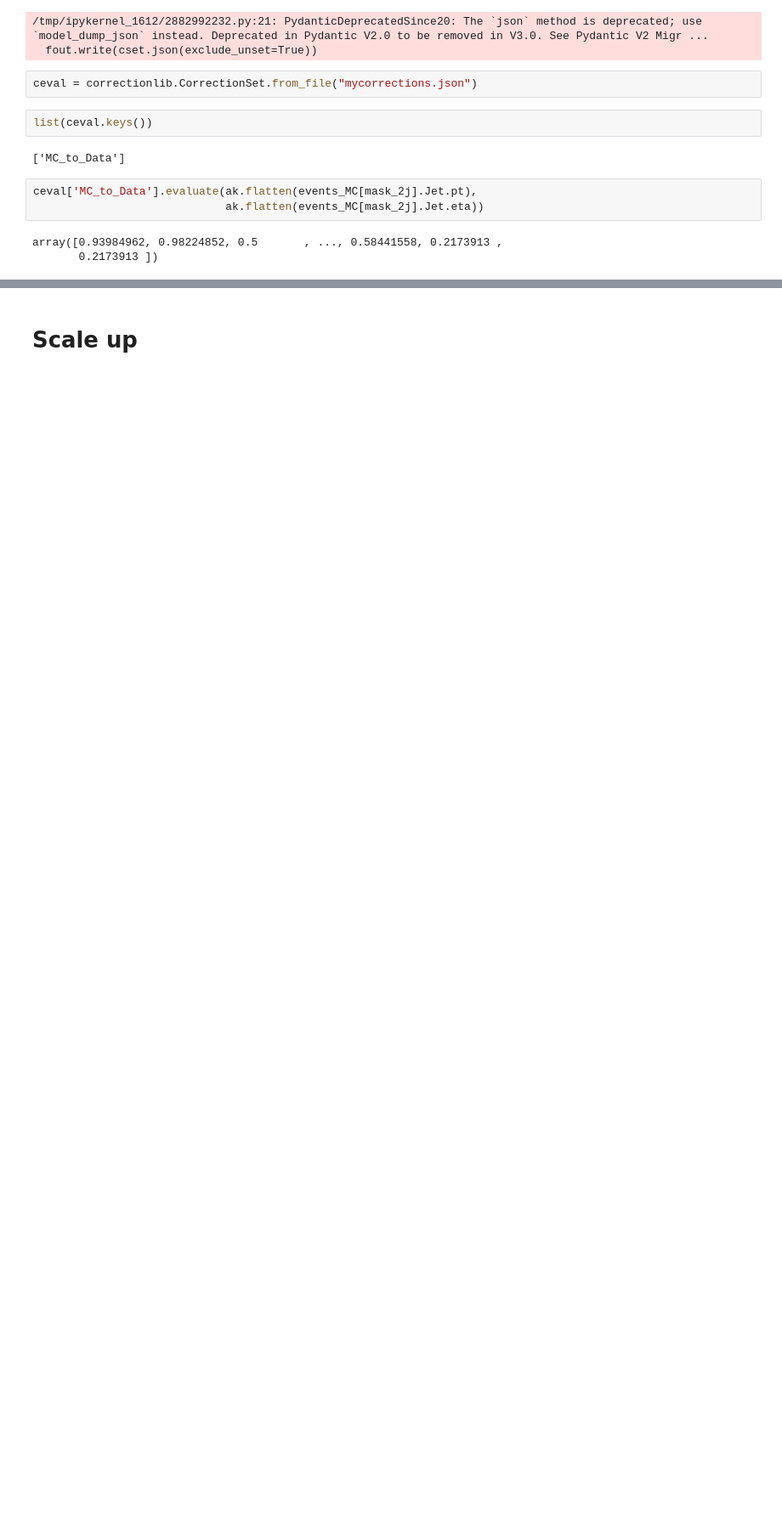
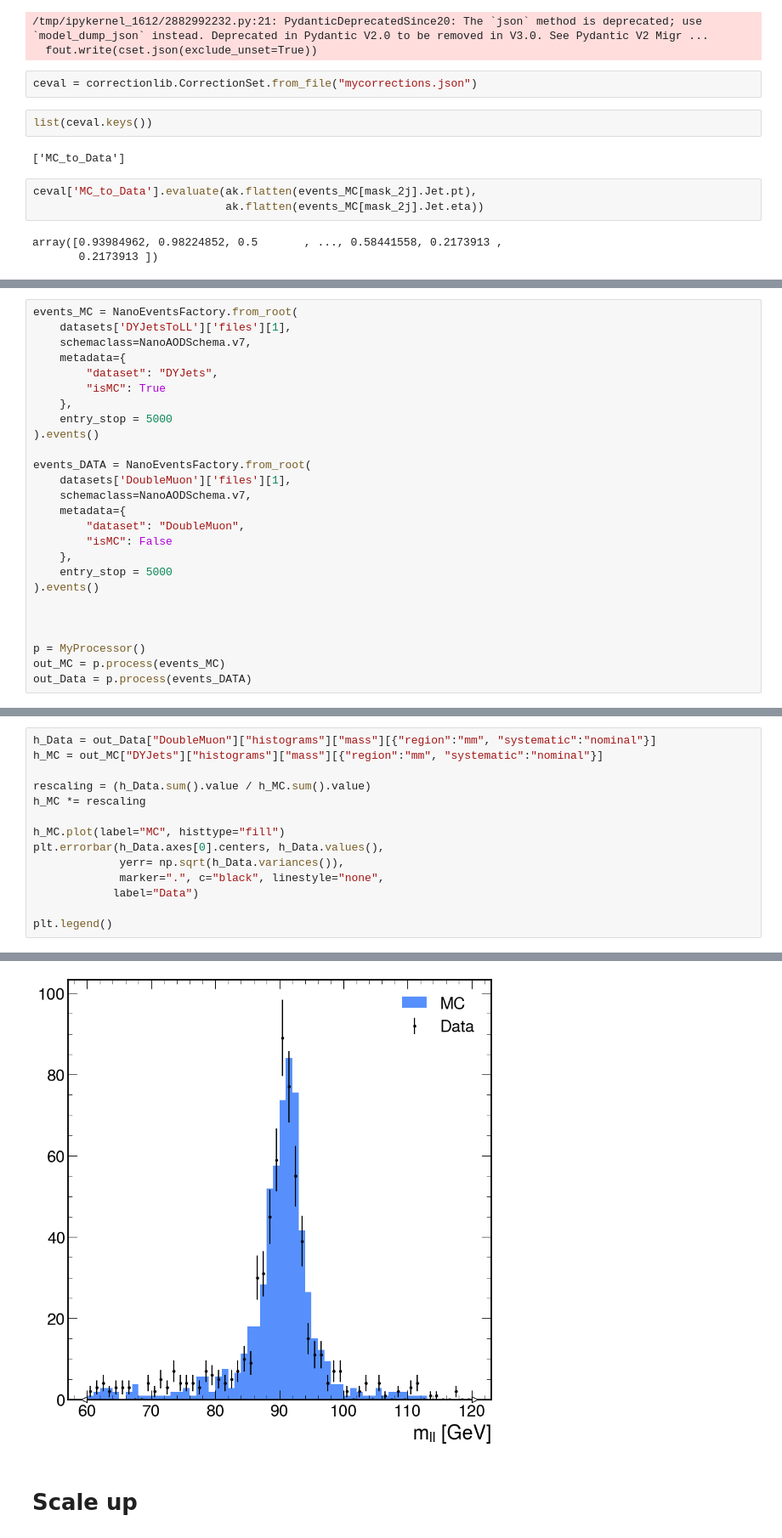
Before and after one commit to valsdav/PyHEPTutorial_INFN_InteractiveAnalysisWorkshop, a Jupyter notebook: 3_Coffea_analysis.ipynb, the cells around one changed output, grey strips where cells are left out. Shown at 85% size. Saved outputs shown, nothing was run; the diff lists cells and outputs as text; blank space fills up the shorter version.

```diff
--- a/3_Coffea_analysis.ipynb
+++ b/3_Coffea_analysis.ipynb
@@ -384,0 +699,26 @@ array([0.93984962, 0.98224852, 0.5       , ..., 0.58441558, 0.2173913 ,
+# %%
+events_MC = NanoEventsFactory.from_root(
+    datasets['DYJetsToLL']['files'][1],
+    schemaclass=NanoAODSchema.v7,
+    metadata={
+        "dataset": "DYJets",
+        "isMC": True
+    },
+    entry_stop = 5000
+).events()
+
+events_DATA = NanoEventsFactory.from_root(
+    datasets['DoubleMuon']['files'][1],
+    schemaclass=NanoAODSchema.v7,
+    metadata={
+        "dataset": "DoubleMuon",
+        "isMC": False
+    },
+    entry_stop = 5000
+).events()
+
+
+
+p = MyProcessor()
+out_MC = p.process(events_MC)
+out_Data = p.process(events_DATA)
@@ -384,0 +729,15 @@ array([0.93984962, 0.98224852, 0.5       , ..., 0.58441558, 0.2173913 ,
+# %%
+h_Data = out_Data["DoubleMuon"]["histograms"]["mass"][{"region":"mm", "systematic":"nominal"}]
+h_MC = out_MC["DYJets"]["histograms"]["mass"][{"region":"mm", "systematic":"nominal"}]
+
+rescaling = (h_Data.sum().value / h_MC.sum().value)
+h_MC *= rescaling
+
+h_MC.plot(label="MC", histtype="fill")
+plt.errorbar(h_Data.axes[0].centers, h_Data.values(),
+             yerr= np.sqrt(h_Data.variances()),
+             marker=".", c="black", linestyle="none",
+            label="Data")
+
+plt.legend()
+# %% [output]
@@ -385,2 +745,3 @@ array([0.93984962, 0.98224852, 0.5       , ..., 0.58441558, 0.2173913 ,
+[figure, added]
 # %% [markdown]
 # Scale up
```
Also changed, not shown: parts of 34 cells of this notebook, 1 other file.
